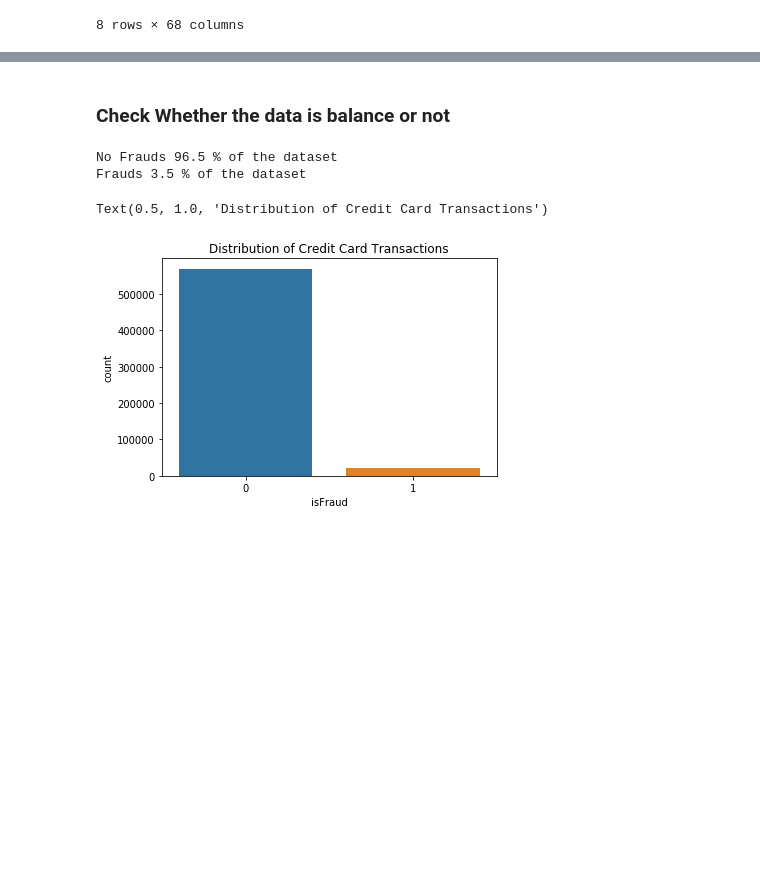
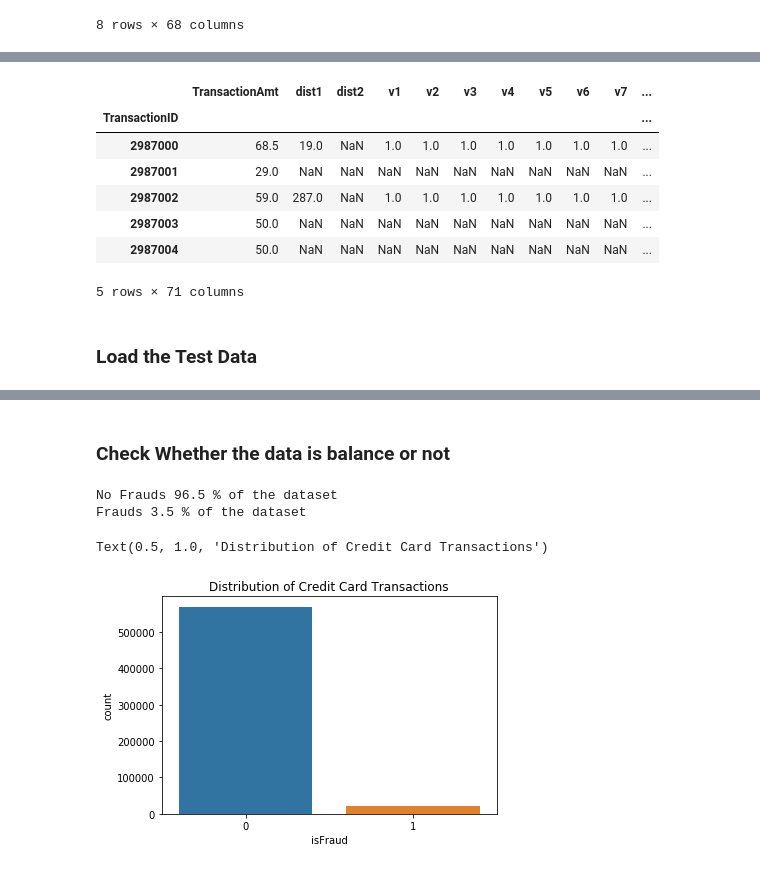
Before and after one commit to rajitkumar23/-Credit-Card-Fraud-Detection, a Jupyter notebook: Project.ipynb, the cells around one changed output, grey strips where cells are left out. Cells and saved outputs as stored; diff of their text form; code cells hidden in the pictures; blank space fills up the shorter version.

```diff
--- a/Project.ipynb
+++ b/Project.ipynb
@@ -111,0 +112,3 @@ Index(['isFraud', 'TransactionDT', 'TransactionAmt', 'card1', 'c1', 'c2', 'c3',
+# %%
+def create_col_name(base_str, start_int, end_int):
+    return [base_str +str(i) for i in range (start_int, end_int+1)]
@@ -111,0 +119,6 @@ Index(['isFraud', 'TransactionDT', 'TransactionAmt', 'card1', 'c1', 'c2', 'c3',
+# %%
+cat_cols = (['productcd']+ create_col_name('card',1,6) + ['addr1','addr2'] +
+            create_col_name('m',1,9) + ['DeviceType', 'DeviceInfo'] + create_col_name('id_', 12,38))
+id_cols = ['TransactionID', 'TransactionDT']
+
+target = 'isFraud'
@@ -111,0 +131,2 @@ Index(['isFraud', 'TransactionDT', 'TransactionAmt', 'card1', 'c1', 'c2', 'c3',
+# %%
+numeric_cols = [col for col in train.columns.tolist() if col not in cat_cols + id_cols + [target]]
@@ -111,0 +145,13 @@ Index(['isFraud', 'TransactionDT', 'TransactionAmt', 'card1', 'c1', 'c2', 'c3',
+# %%
+train[numeric_cols].head()
+# %% [output]
+|  | TransactionAmt | dist1 | dist2 | v1 | v2 | v3 | v4 | v5 | v6 | v7 | ... |
+| TransactionID |  |  |  |  |  |  |  |  |  |  | ... |
+| 2987000 | 68.5 | 19.0 | NaN | 1.0 | 1.0 | 1.0 | 1.0 | 1.0 | 1.0 | 1.0 | ... |
+| 2987001 | 29.0 | NaN | NaN | NaN | NaN | NaN | NaN | NaN | NaN | NaN | ... |
+| 2987002 | 59.0 | 287.0 | NaN | 1.0 | 1.0 | 1.0 | 1.0 | 1.0 | 1.0 | 1.0 | ... |
+| 2987003 | 50.0 | NaN | NaN | NaN | NaN | NaN | NaN | NaN | NaN | NaN | ... |
+| 2987004 | 50.0 | NaN | NaN | NaN | NaN | NaN | NaN | NaN | NaN | NaN | ... |
+5 rows × 71 columns
+# %% [markdown]
+### Load the Test Data
```
Also changed, not shown: parts of 79 cells of this notebook.
